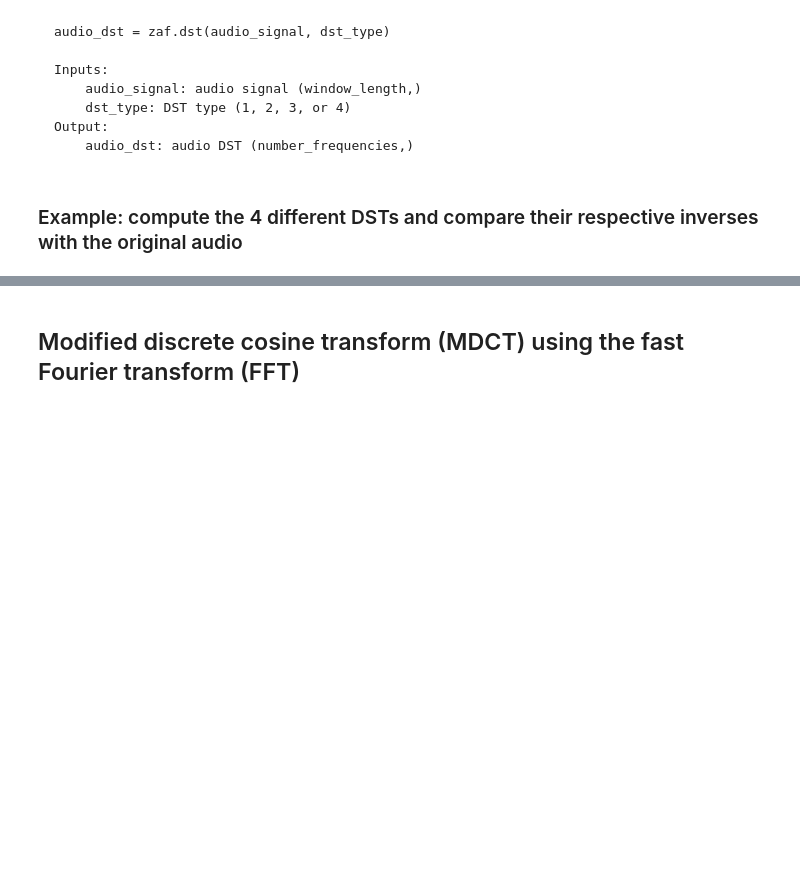
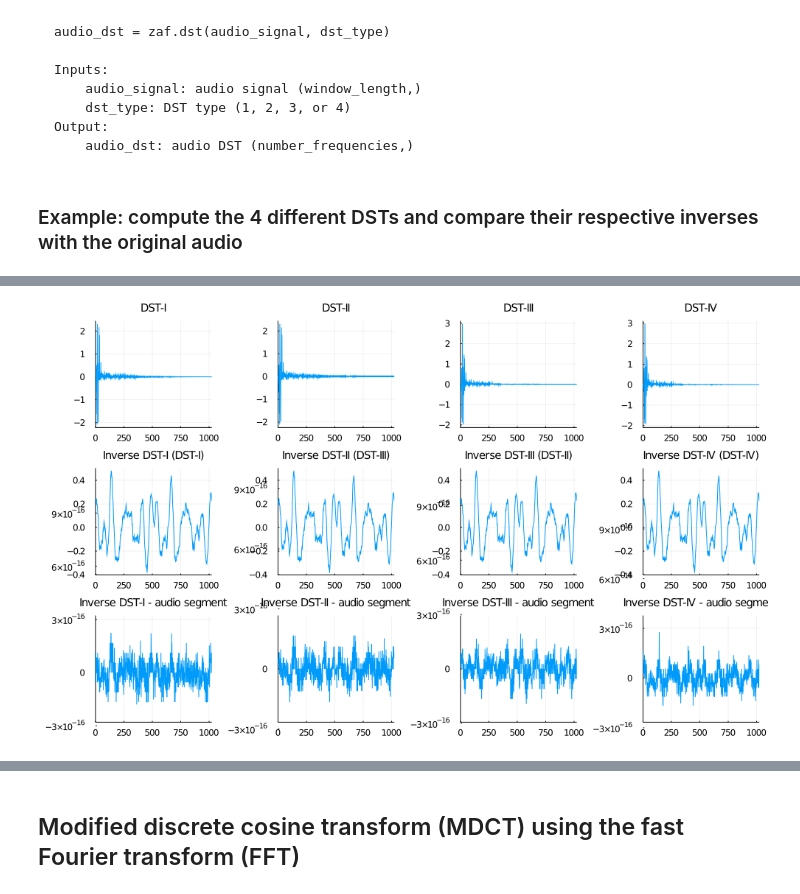
Before and after one commit to zafarrafii/Zaf-Julia, a Jupyter notebook: examples.ipynb, the cells around one changed output, grey strips where cells are left out. Saved outputs shown, nothing was run; the diff lists cells and outputs as text; code cells hidden in the pictures; blank space fills up the shorter version.

````diff
--- a/examples.ipynb
+++ b/examples.ipynb
@@ -431,3 +429,48 @@ Output:
 ```
 # %% [markdown]
 ### Example: compute the 4 different DSTs and compare their respective inverses with the original audio
+# %%
+# Load the modules
+include("./zaf.jl")
+using .zaf
+using WAV
+using Statistics
+using Plots
+
+# Read the audio signal with its sampling frequency in Hz, and average it over its channels
+audio_signal, sampling_frequency = wavread("audio_file.wav")
+audio_signal = mean(audio_signal, dims=2)
+
+# Get an audio segment for a given window length
+window_length = 1024
+audio_segment = audio_signal[1:window_length]
+
+# Compute the DST-I, II, III, and IV
+audio_dst1 = zaf.dst(audio_segment, 1)
+audio_dst2 = zaf.dst(audio_segment, 2)
+audio_dst3 = zaf.dst(audio_segment, 3)
+audio_dst4 = zaf.dst(audio_segment, 4)
+
+# Compute their respective inverses, i.e., DST-I, II, III, and IV
+audio_idst1 = zaf.dst(audio_dst1, 1)
+audio_idst2 = zaf.dst(audio_dst2, 3)
+audio_idst3 = zaf.dst(audio_dst3, 2)
+audio_idst4 = zaf.dst(audio_dst4, 4)
+
+# Plot the DST-I, II, III, and IV, their respective inverses, and their differences with the original audio segment
+dst1_plot = plot(audio_dst1, title = "DST-I");
+dst2_plot = plot(audio_dst2, title = "DST-II");
+dst3_plot = plot(audio_dst3, title = "DST-III");
+dst4_plot = plot(audio_dst4, title = "DST-IV");
+idst1_plot2 = plot(audio_idst1, title = "Inverse DST-I (DST-I)");
+idst2_plot2 = plot(audio_idst2, title = "Inverse DST-II (DST-III)");
+idst3_plot2 = plot(audio_idst3, title = "Inverse DST-III (DST-II)");
+idst4_plot2 = plot(audio_idst4, title = "Inverse DST-IV (DST-IV)");
+diff1_plot = plot(audio_idst1-audio_segment, title = "Inverse DST-I - audio segment");
+diff2_plot = plot(audio_idst2-audio_segment, title = "Inverse DST-II - audio segment");
+diff3_plot = plot(audio_idst3-audio_segment, title = "Inverse DST-III - audio segment");
+diff4_plot = plot(audio_idst4-audio_segment, title = "Inverse DST-IV - audio segment");
+plot(dst1_plot, dst2_plot, dst3_plot, dst4_plot, idst1_plot2, idst2_plot2, idst3_plot2, idst4_plot2,
+    diff1_plot, diff2_plot, diff3_plot, diff4_plot, xlims = (0, window_length), legend = false, titlefont = 10,
+    layout = (3,4), size = (990, 600), fmt = :png)
+# %% [output]
@@ -433,0 +478 @@ Output:
+[figure, added]
````
Also changed, not shown: parts of 9 cells of this notebook, 3 other files.
